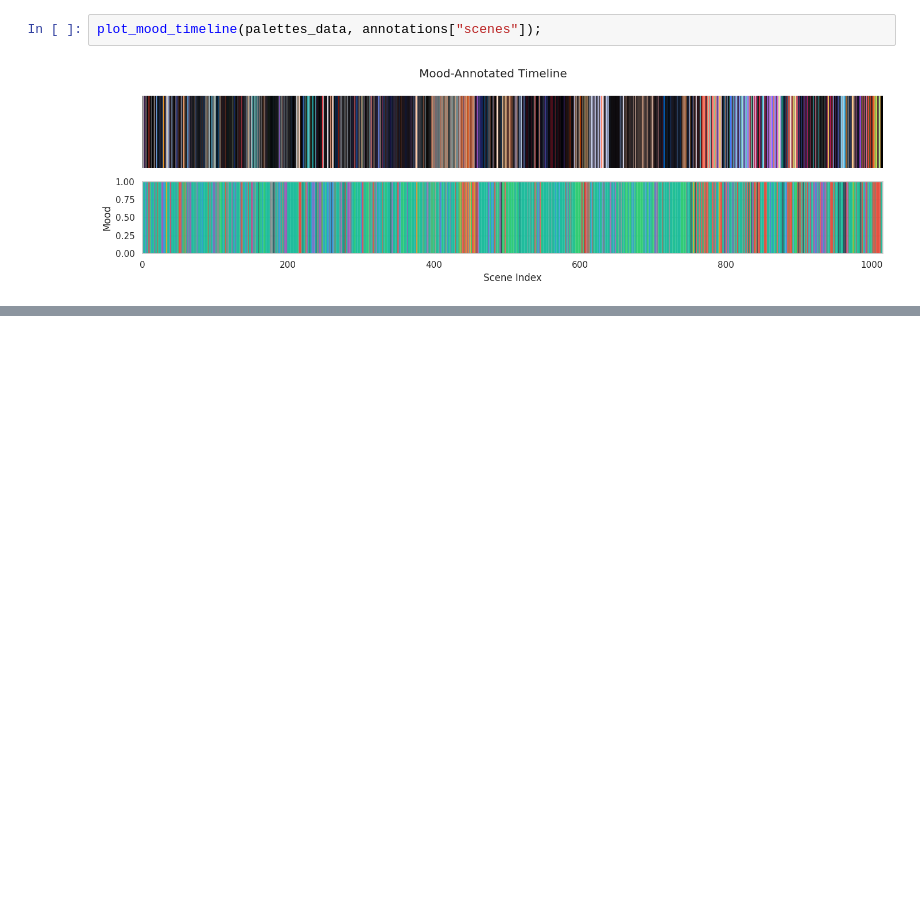
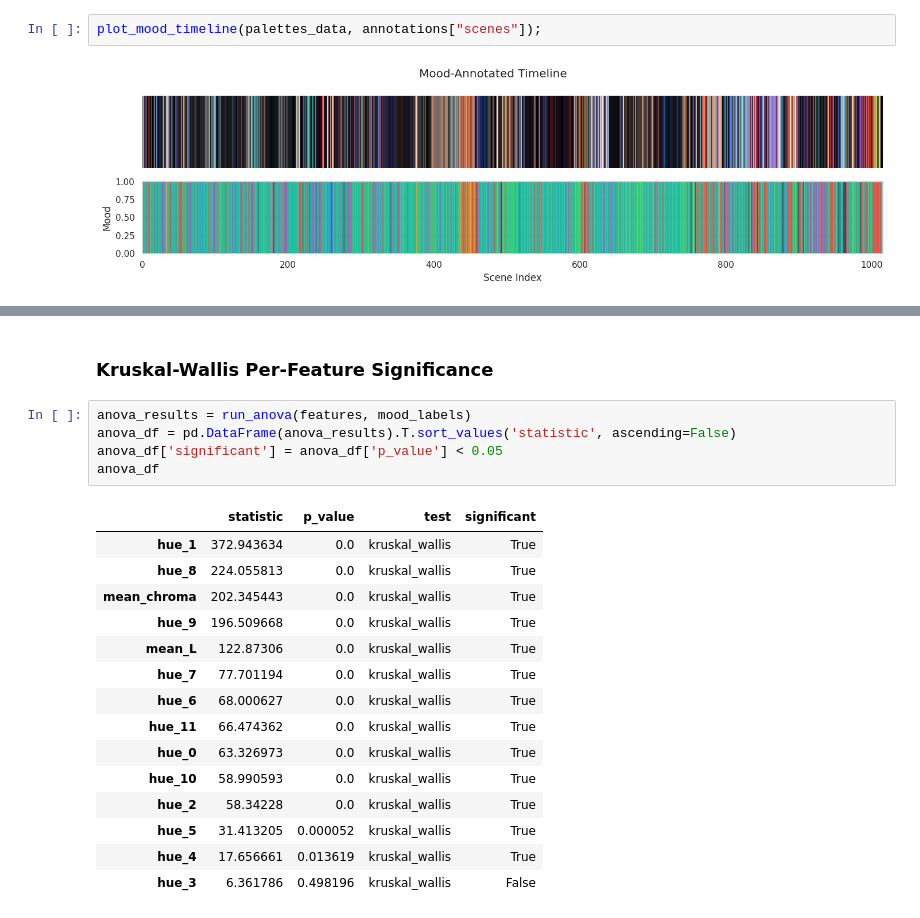
Before and after one commit to bryanz35/movie-color-mood-analysis, a Jupyter notebook: notebooks/exploration.ipynb, the cells around one changed output, grey strips where cells are left out. Drawn from its saved outputs; the diff is of its cells as text; blank space fills up the shorter version.

```diff
--- a/notebooks/exploration.ipynb
+++ b/notebooks/exploration.ipynb
@@ -74,0 +167,23 @@ plot_mood_timeline(palettes_data, annotations["scenes"]);
+# %% [markdown]
+### Kruskal-Wallis Per-Feature Significance
+# %%
+anova_results = run_anova(features, mood_labels)
+anova_df = pd.DataFrame(anova_results).T.sort_values('statistic', ascending=False)
+anova_df['significant'] = anova_df['p_value'] < 0.05
+anova_df
+# %% [output]
+|  | statistic | p_value | test | significant |
+| hue_1 | 372.943634 | 0.0 | kruskal_wallis | True |
+| hue_8 | 224.055813 | 0.0 | kruskal_wallis | True |
+| mean_chroma | 202.345443 | 0.0 | kruskal_wallis | True |
+| hue_9 | 196.509668 | 0.0 | kruskal_wallis | True |
+| mean_L | 122.87306 | 0.0 | kruskal_wallis | True |
+| hue_7 | 77.701194 | 0.0 | kruskal_wallis | True |
+| hue_6 | 68.000627 | 0.0 | kruskal_wallis | True |
+| hue_11 | 66.474362 | 0.0 | kruskal_wallis | True |
+| hue_0 | 63.326973 | 0.0 | kruskal_wallis | True |
+| hue_10 | 58.990593 | 0.0 | kruskal_wallis | True |
+| hue_2 | 58.34228 | 0.0 | kruskal_wallis | True |
+| hue_5 | 31.413205 | 0.000052 | kruskal_wallis | True |
+| hue_4 | 17.656661 | 0.013619 | kruskal_wallis | True |
+| hue_3 | 6.361786 | 0.498196 | kruskal_wallis | False |
```
Also changed, not shown: parts of 11 cells of this notebook, 2 other files.
